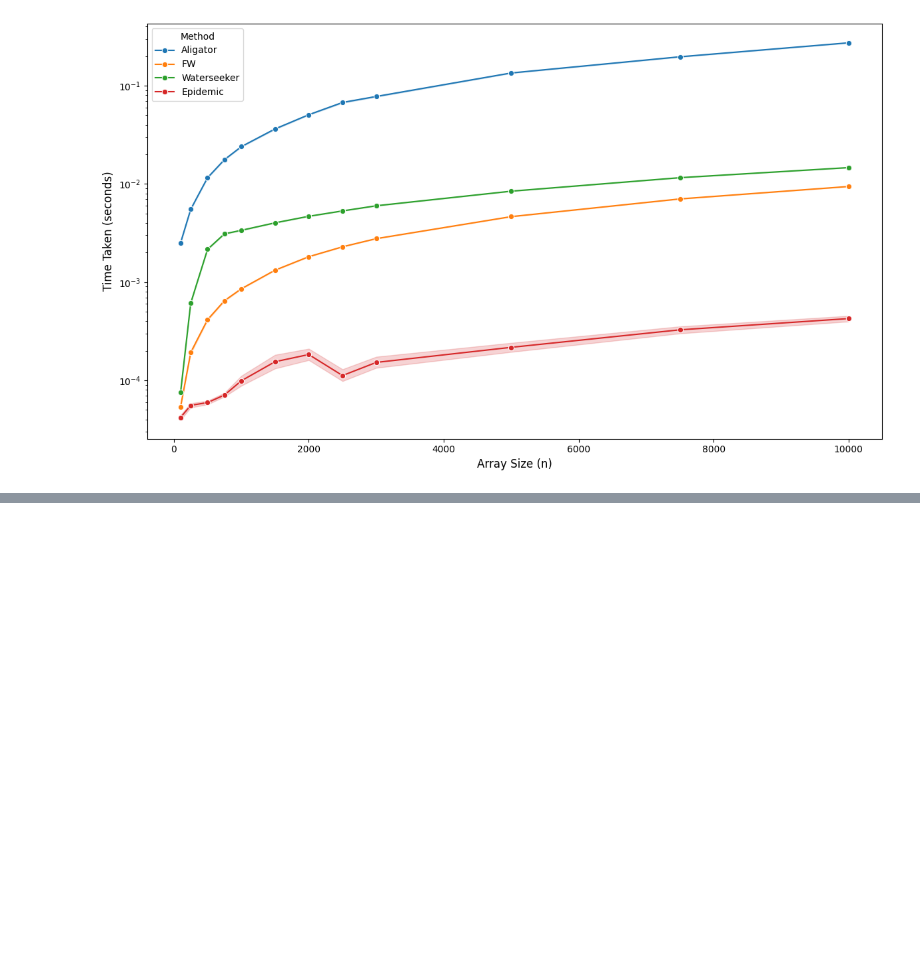
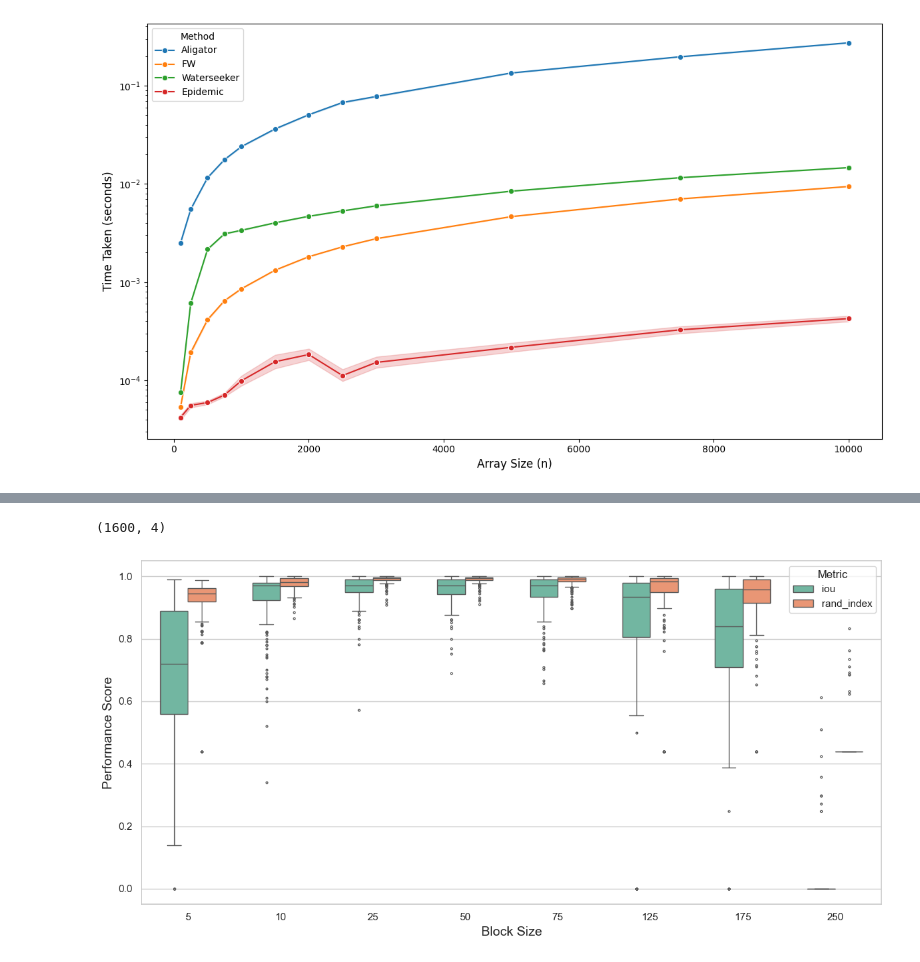
Before and after one commit to subroy13/WISER, a Jupyter notebook: scripts/wm_detection_v2.ipynb, the cells around one changed output, grey strips where cells are left out. Saved outputs shown, nothing was run; the diff lists cells and outputs as text; code cells hidden in the pictures; blank space fills up the shorter version.

Commit message:
feat: added datasets and figures

```diff
--- a/scripts/wm_detection_v2.ipynb
+++ b/scripts/wm_detection_v2.ipynb
@@ -197,7 +197,7 @@ model_list = [
     "data_mistralai-Mistral-7B-v0-1_n500",
     "data_meta-llama-Meta-Llama-3-8B_n500"
 ]
-watermark_method = "pf"
+watermark_method = "gumbel"
 null_distn = null_dist_list[watermark_method]
 # %%
 outputs = []
@@ -371,0 +370,11 @@ plt.tight_layout() # Adjust layout to make sure everything fits
+# %%
+# run the Section 1. Some Utility Functions first
+
+fname = "data_google-gemma-3-270m_n501_gumbel.json"
+# fname = "data_facebook-opt-125m_n200_gumbel.json"
+data = read_json(os.path.join(root_output_path, fname))
+
+true_intervals =  [(start, end) for (start, end, interval_type) in data['configuration']['intervals'] if interval_type != 'unwatermarked']
+vocab_size = data['configuration']['vocab_size']
+
+data['configuration']
@@ -371,0 +391,58 @@ plt.tight_layout() # Adjust layout to make sure everything fits
+# %%
+# run for different block_sizes, and measure the IOU metrics
+from itertools import product
+from detections import EpidemicDetectorV3
+from watermarking_func import null_distn_gumbel
+
+
+block_sizes = [5, 10, 25, 50, 75, 125, 175, 250]
+
+rows = []
+for i, block_size in tqdm(list(product(range(len(data['data'])), block_sizes))):
+    pivots = np.array(data['data'][i]['pivots'])
+    pivots[np.isinf(pivots)] = pivots[~np.isinf(pivots)].max() # replace by maximum for infinite values
+
+    # perform detection
+    d = EpidemicDetectorV3(vocab_size, rho = 0.25)
+    est_intervals, time_taken = d.detect(pivots, null_distn_gumbel, block_size=block_size)
+
+    rows.append({
+        "sample_index": i,
+        "block_size": block_size,
+        "iou": get_iou(est_intervals, true_intervals),
+        "rand_index": get_rand_index(est_intervals, true_intervals, pivots.shape[0])
+    })
+
+# convert to dataframe
+blocks_df = pd.DataFrame(rows)
+blocks_df.shape
+# %% [output]
+(1600, 4)
+# %%
+# make a plot for the ablation study
+
+long_df = blocks_df.melt(
+    id_vars=["sample_index", "block_size"],
+    value_vars=["iou", "rand_index"],
+    var_name="Metric",
+    value_name="Score"
+)
+
+# set style
+sns.set_theme(style="whitegrid")
+palette = sns.color_palette("Set2")  # custom color palette (colorblind friendly)
+
+plt.figure(figsize=(12, 6))
+ax = sns.boxplot(data=long_df, x="block_size", y="Score", hue="Metric", palette=palette, width=0.6, fliersize=2)
+
+# ax.set_title("Ablation Study: Effect of Block Size on Detection Performance", fontsize=18, pad=20)
+ax.set_xlabel("Block Size", fontsize=14)
+ax.set_ylabel("Performance Score", fontsize=14)
+# ax.set_xticklabels(ax.get_xticklabels(), rotation=45)  # rotate x labels if needed
+# handles, labels = ax.get_legend_handles_labels() # improve legend
+# ax.legend(handles[:2], labels[:2], title="Metric", loc="upper center", bbox_to_anchor=(0.5, -0.2), ncol=2, frameon=False)
+
+plt.tight_layout()
+plt.show()
+# %% [output]
+[figure, added]
```
Also changed, not shown: parts of 8 cells of this notebook, 10 other files.
